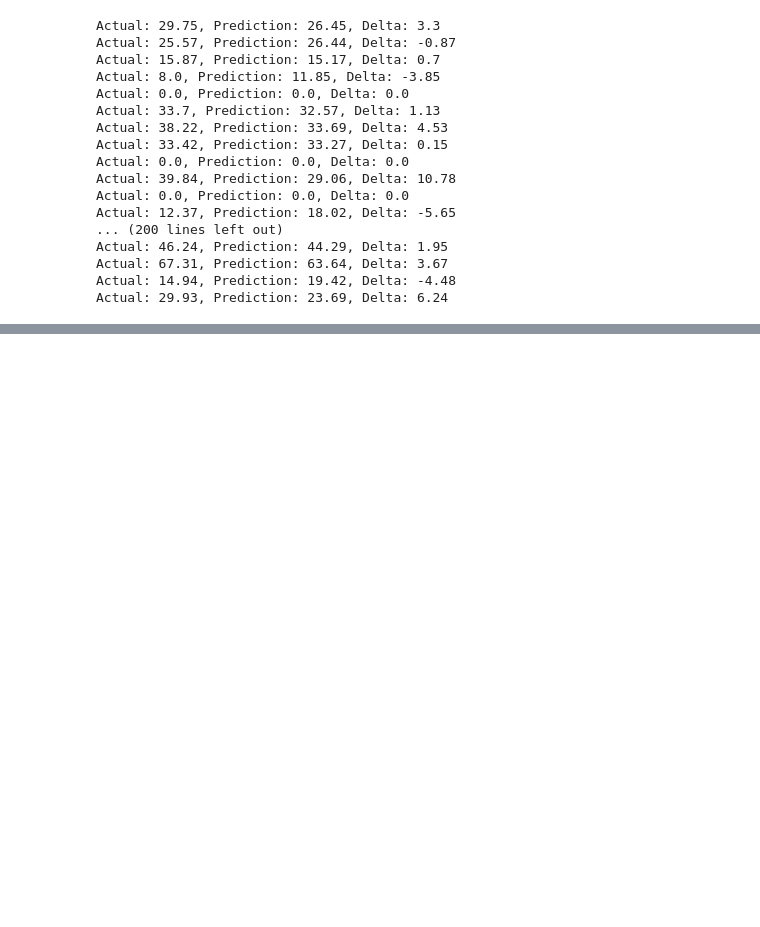
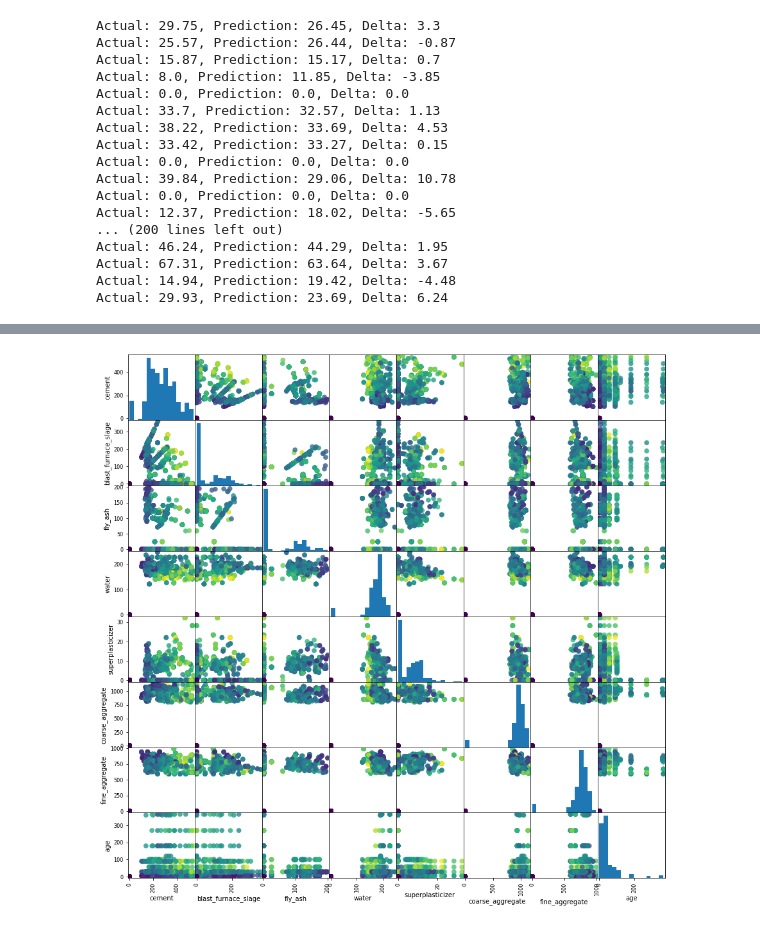
Before and after one commit to georgiafbi/rock_candy, a Jupyter notebook: random_forest_regr.ipynb, the cells around one changed output, grey strips where cells are left out. Saved outputs shown, nothing was run; the diff lists cells and outputs as text; code cells hidden in the pictures; blank space fills up the shorter version.

```diff
--- a/random_forest_regr.ipynb
+++ b/random_forest_regr.ipynb
@@ -150,0 +136,10 @@ plt.show()
+# %%
+import matplotlib.pyplot as plt
+
+# Create a scatter matrix from the dataframe, color by y_train
+grr = pd.plotting.scatter_matrix(X, c=y, figsize=(15, 15), marker='o',
+                                 hist_kwds={'bins': 15}, s=60, alpha=.8)
+plt.savefig('static/image/scatter_matrix_sm.png')
+plt.show()
+# %% [output]
+[figure, added]
```
Also changed, not shown: parts of 5 cells of this notebook, 4 other files.
